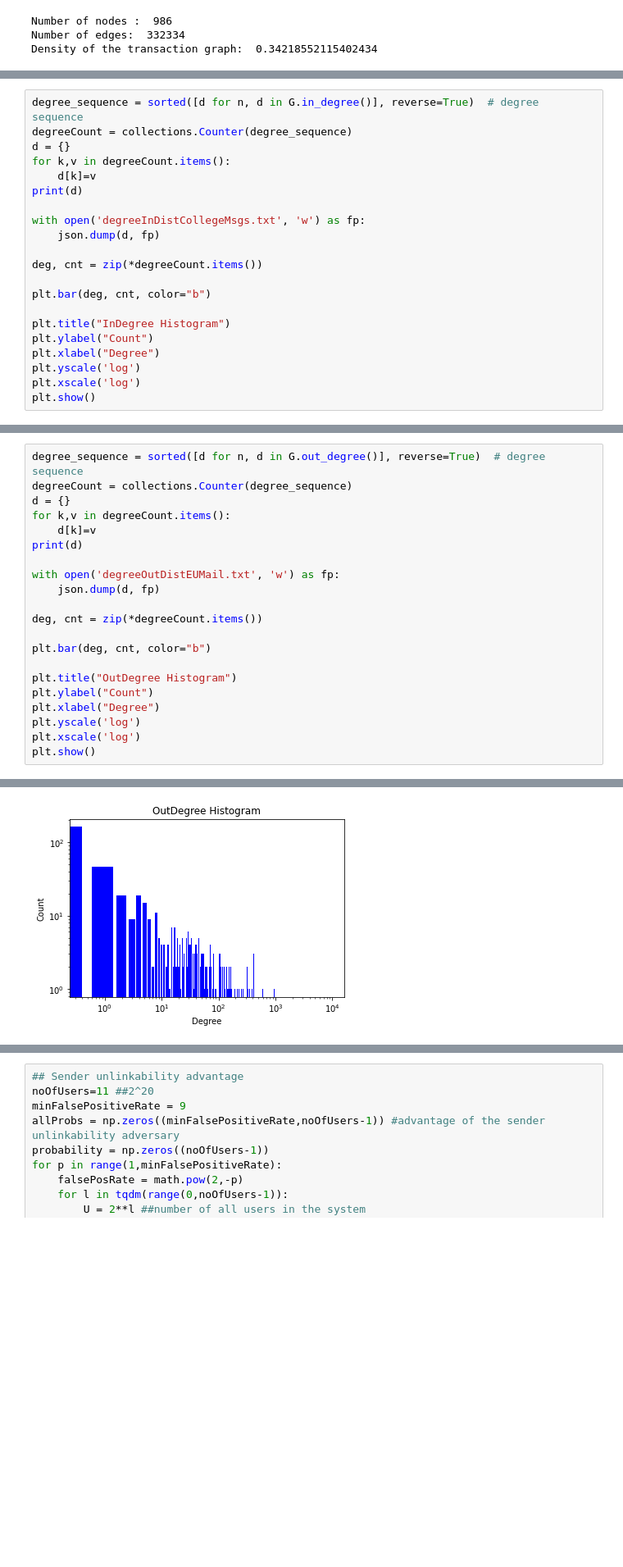
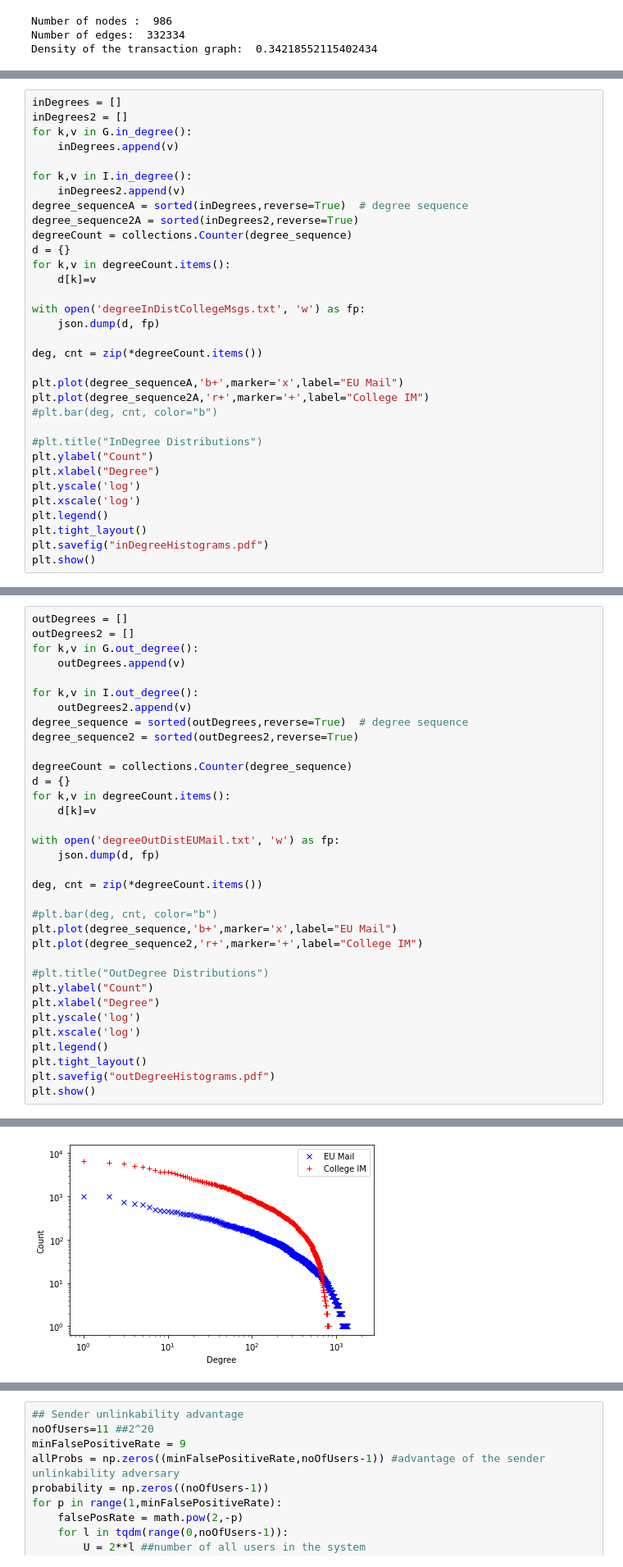
Before and after one commit to seresistvanandras/FMD-analysis, a Jupyter notebook: src/Analyser.ipynb, the cells around one changed output, grey strips where cells are left out. Shown at 82% size. Saved outputs shown, nothing was run; the diff lists cells and outputs as text; blank space fills up the shorter version.

```diff
--- a/src/Analyser.ipynb
+++ b/src/Analyser.ipynb
@@ -68,22 +85,34 @@ plt.show()
 # %%
-degree_sequence = sorted([d for n, d in G.in_degree()], reverse=True)  # degree sequence
+inDegrees = []
+inDegrees2 = []
+for k,v in G.in_degree():
+    inDegrees.append(v)
+
+for k,v in I.in_degree():
+    inDegrees2.append(v)
+degree_sequenceA = sorted(inDegrees,reverse=True)  # degree sequence
+degree_sequence2A = sorted(inDegrees2,reverse=True)
 degreeCount = collections.Counter(degree_sequence)
 d = {}
 for k,v in degreeCount.items():
     d[k]=v
-print(d)
 
 with open('degreeInDistCollegeMsgs.txt', 'w') as fp:
     json.dump(d, fp)
 
 deg, cnt = zip(*degreeCount.items())
 
-plt.bar(deg, cnt, color="b")
+plt.plot(degree_sequenceA,'b+',marker='x',label="EU Mail")
+plt.plot(degree_sequence2A,'r+',marker='+',label="College IM")
+#plt.bar(deg, cnt, color="b")
 
-plt.title("InDegree Histogram")
+#plt.title("InDegree Distributions")
 plt.ylabel("Count")
 plt.xlabel("Degree")
 plt.yscale('log')
 plt.xscale('log')
+plt.legend()
+plt.tight_layout()
+plt.savefig("inDegreeHistograms.pdf")
 plt.show()
 # %% [output]
@@ -92,22 +120,35 @@ plt.show()
 # %%
-degree_sequence = sorted([d for n, d in G.out_degree()], reverse=True)  # degree sequence
+outDegrees = []
+outDegrees2 = []
+for k,v in G.out_degree():
+    outDegrees.append(v)
+
+for k,v in I.out_degree():
+    outDegrees2.append(v)
+degree_sequence = sorted(outDegrees,reverse=True)  # degree sequence
+degree_sequence2 = sorted(outDegrees2,reverse=True)
+
 degreeCount = collections.Counter(degree_sequence)
 d = {}
 for k,v in degreeCount.items():
     d[k]=v
-print(d)
 
 with open('degreeOutDistEUMail.txt', 'w') as fp:
     json.dump(d, fp)
 
 deg, cnt = zip(*degreeCount.items())
 
-plt.bar(deg, cnt, color="b")
+#plt.bar(deg, cnt, color="b")
+plt.plot(degree_sequence,'b+',marker='x',label="EU Mail")
+plt.plot(degree_sequence2,'r+',marker='+',label="College IM")
 
-plt.title("OutDegree Histogram")
+#plt.title("OutDegree Distributions")
 plt.ylabel("Count")
 plt.xlabel("Degree")
 plt.yscale('log')
 plt.xscale('log')
+plt.legend()
+plt.tight_layout()
+plt.savefig("outDegreeHistograms.pdf")
 plt.show()
 # %% [output]
@@ -115 +155 @@ plt.show()
-[figure, old version]
+[figure, new version]
```
Also changed, not shown: parts of 29 cells of this notebook, 14 other files.
